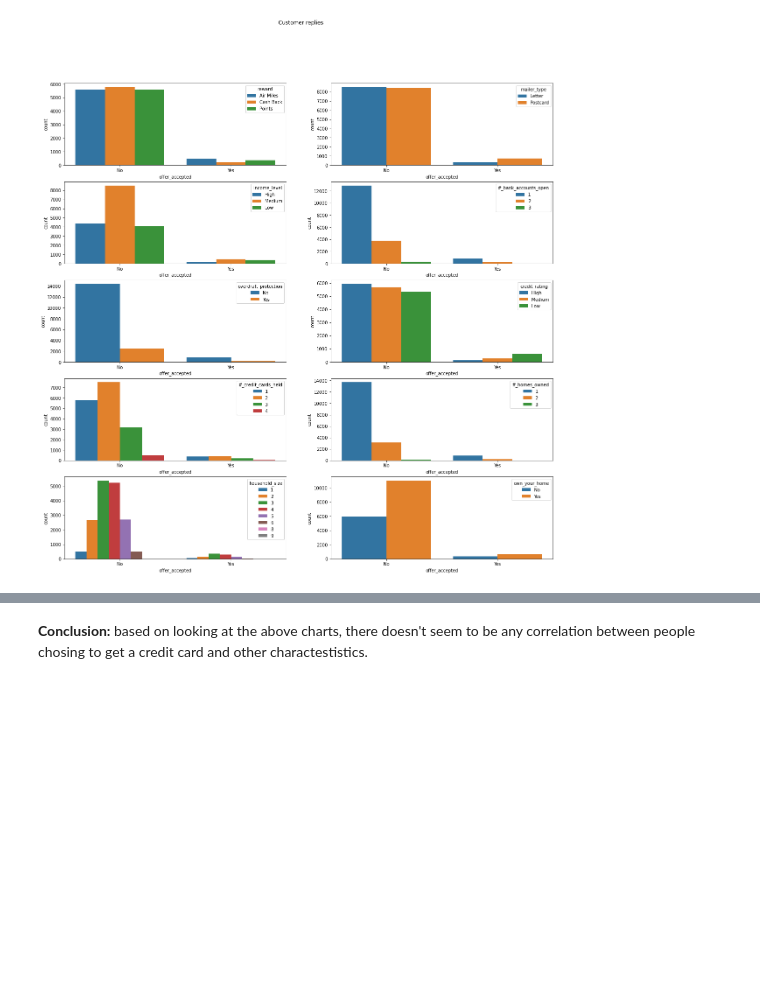
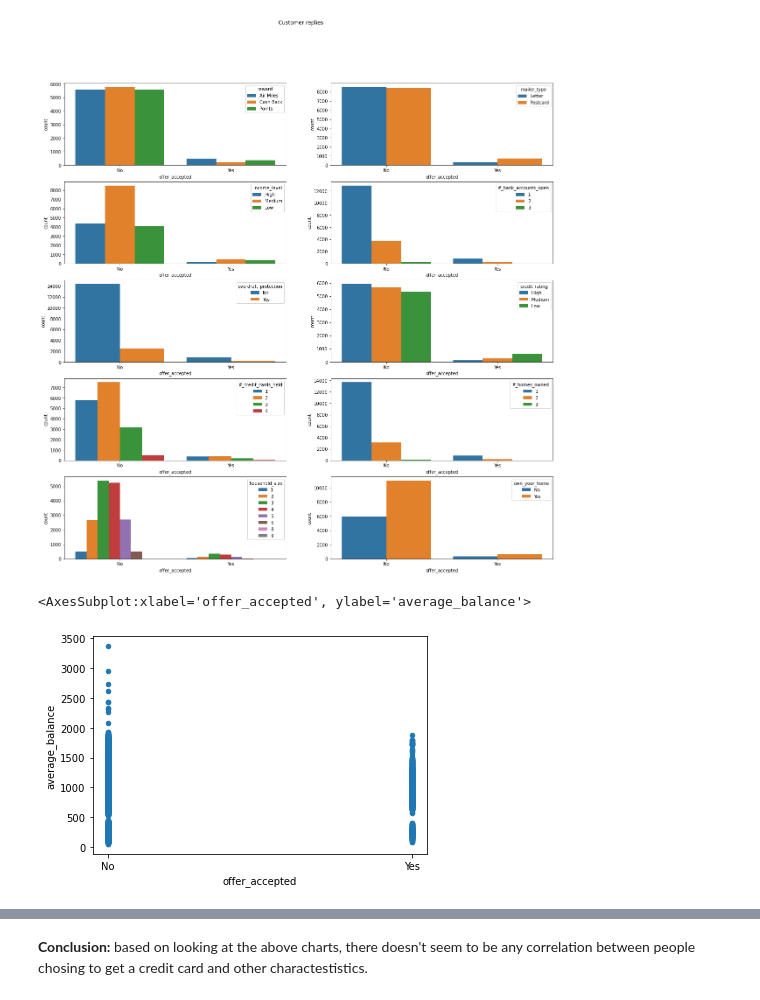
Before and after one commit to zsborsos/data_mid_bootcamp_project_classification, a Jupyter notebook: notebooks/22022022_classification project_ZB.ipynb, the cells around one changed output, grey strips where cells are left out. Cells and saved outputs as stored; diff of their text form; code cells hidden in the pictures; blank space fills up the shorter version.

```diff
--- a/notebooks/22022022_classification project_ZB.ipynb
+++ b/notebooks/22022022_classification project_ZB.ipynb
@@ -336,3 +342,8 @@ sns.countplot(ax=axes[4, 1], data=raw, x='offer_accepted', hue='own_your_home')
 # %% [output]
 <AxesSubplot:xlabel='offer_accepted', ylabel='count'>
 [figure]
+# %%
+raw.plot.scatter(x = 'offer_accepted', y = 'average_balance')
+# %% [output]
+<AxesSubplot:xlabel='offer_accepted', ylabel='average_balance'>
+[figure, added]
```
Also changed, not shown: parts of 94 cells of this notebook, 4 other files.
